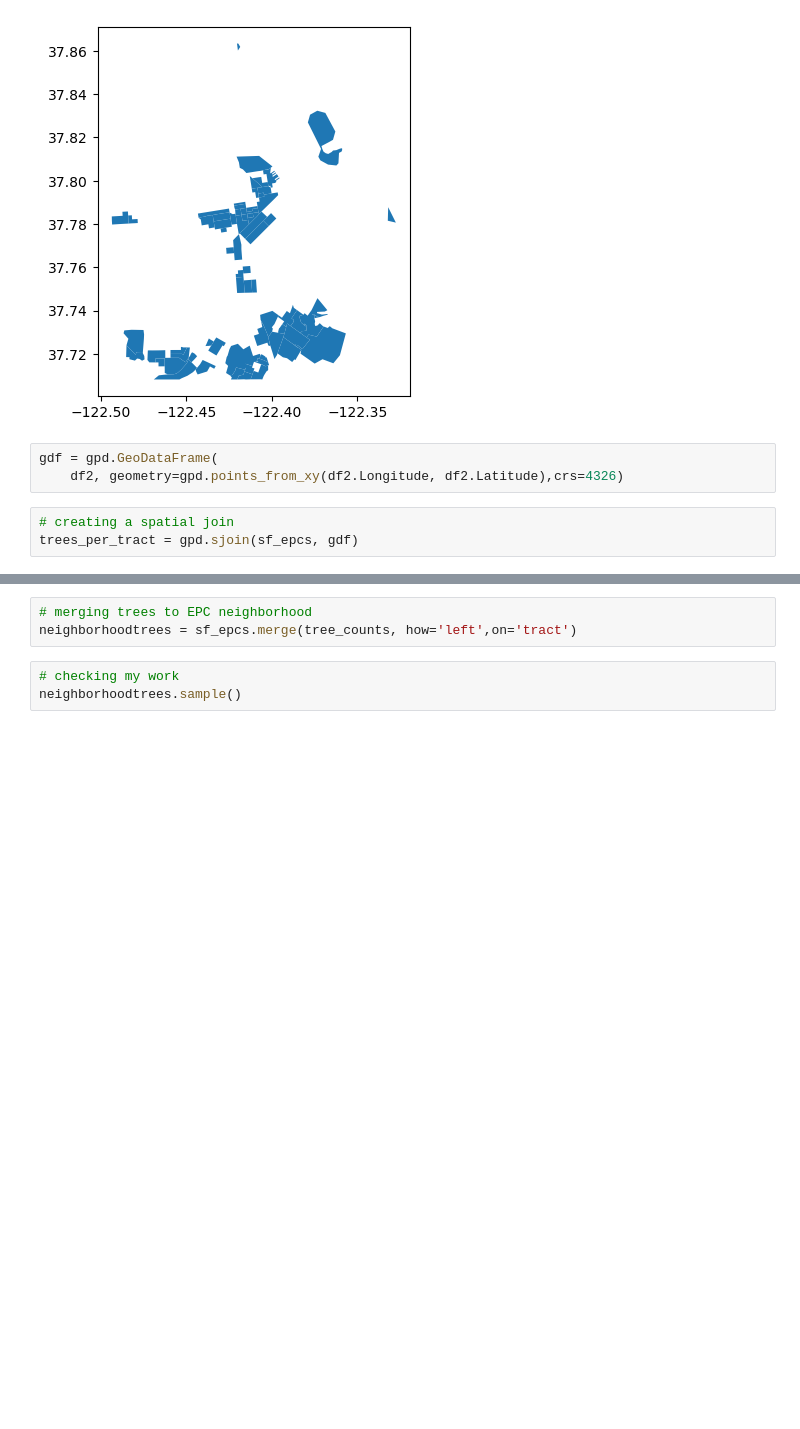
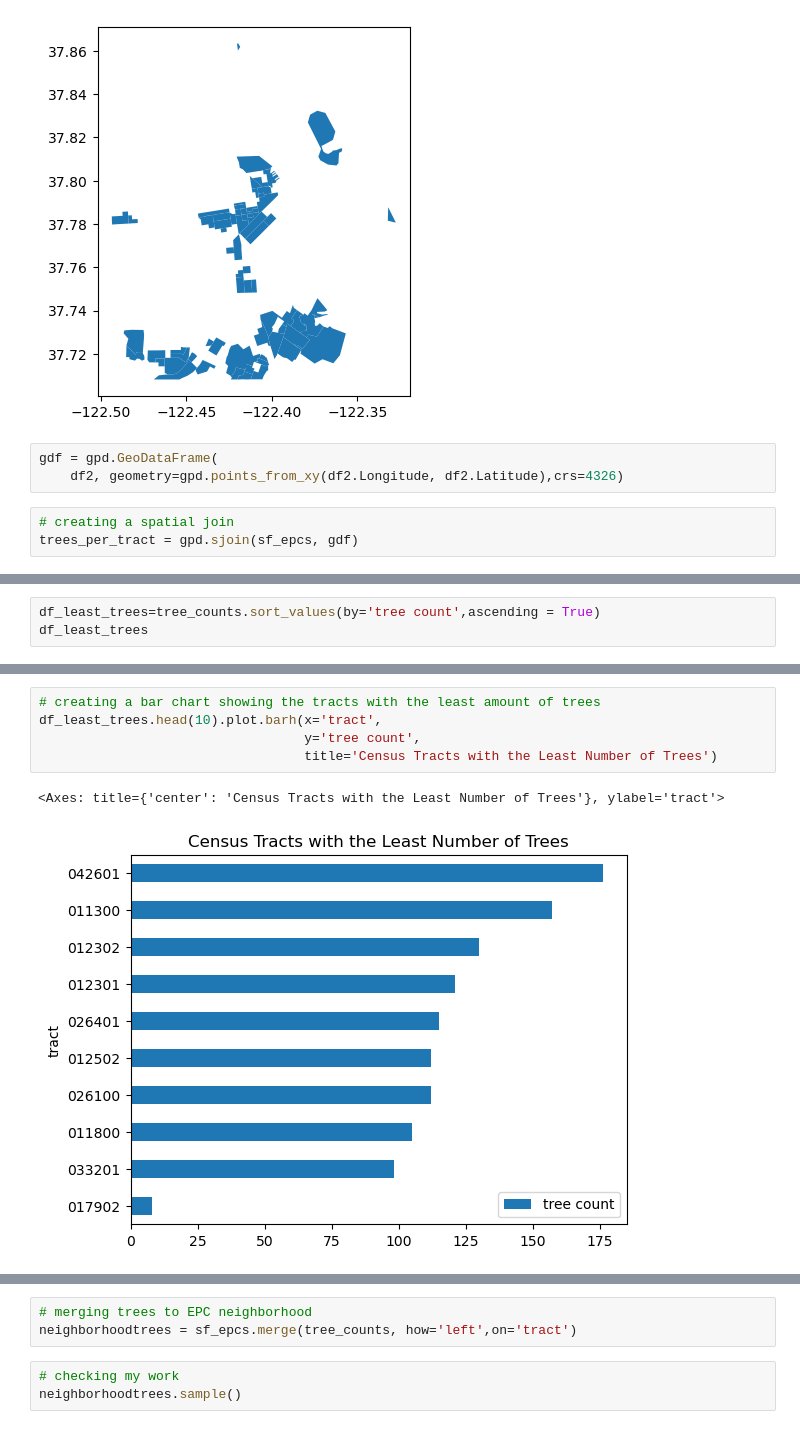
Before and after one commit to chuang01-cr/UP221-Caleb, a Jupyter notebook: Week 4 Assignment/Mini Individual Assignment .ipynb, the cells around one changed output, grey strips where cells are left out. Cells and saved outputs as stored; diff of their text form; blank space fills up the shorter version.

```diff
--- a/Week 4 Assignment/Mini Individual Assignment .ipynb
+++ b/Week 4 Assignment/Mini Individual Assignment .ipynb
@@ -214,3 +213,6 @@ tree_counts
 | 62 | 011800 | 105 |
 | 63 | 033201 | 98 |
 | 64 | 017902 | 8 |
+# %%
+df_least_trees=tree_counts.sort_values(by='tree count',ascending = True)
+df_least_trees
@@ -216,0 +237,8 @@ tree_counts
+# %%
+# creating a bar chart showing the tracts with the least amount of trees
+df_least_trees.head(10).plot.barh(x='tract',
+                                  y='tree count',
+                                  title='Census Tracts with the Least Number of Trees')
+# %% [output]
+<Axes: title={'center': 'Census Tracts with the Least Number of Trees'}, ylabel='tract'>
+[figure, added]
```
Also changed, not shown: parts of 13 cells of this notebook.
